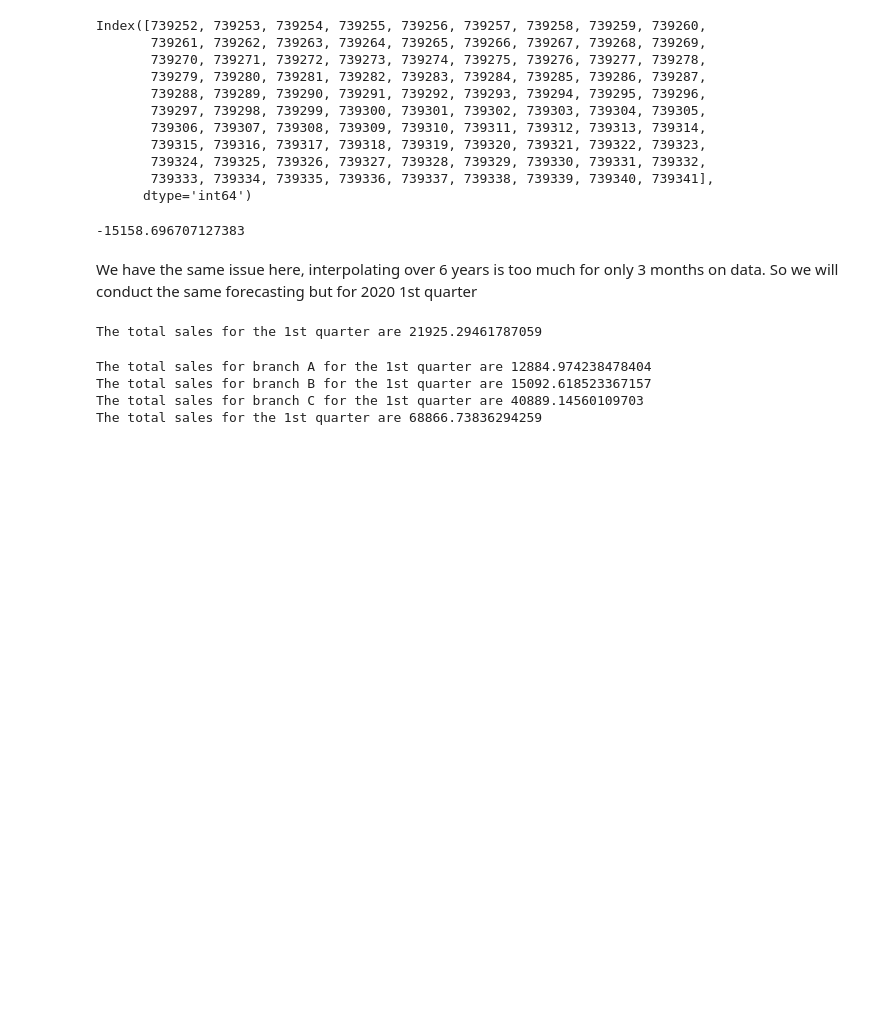
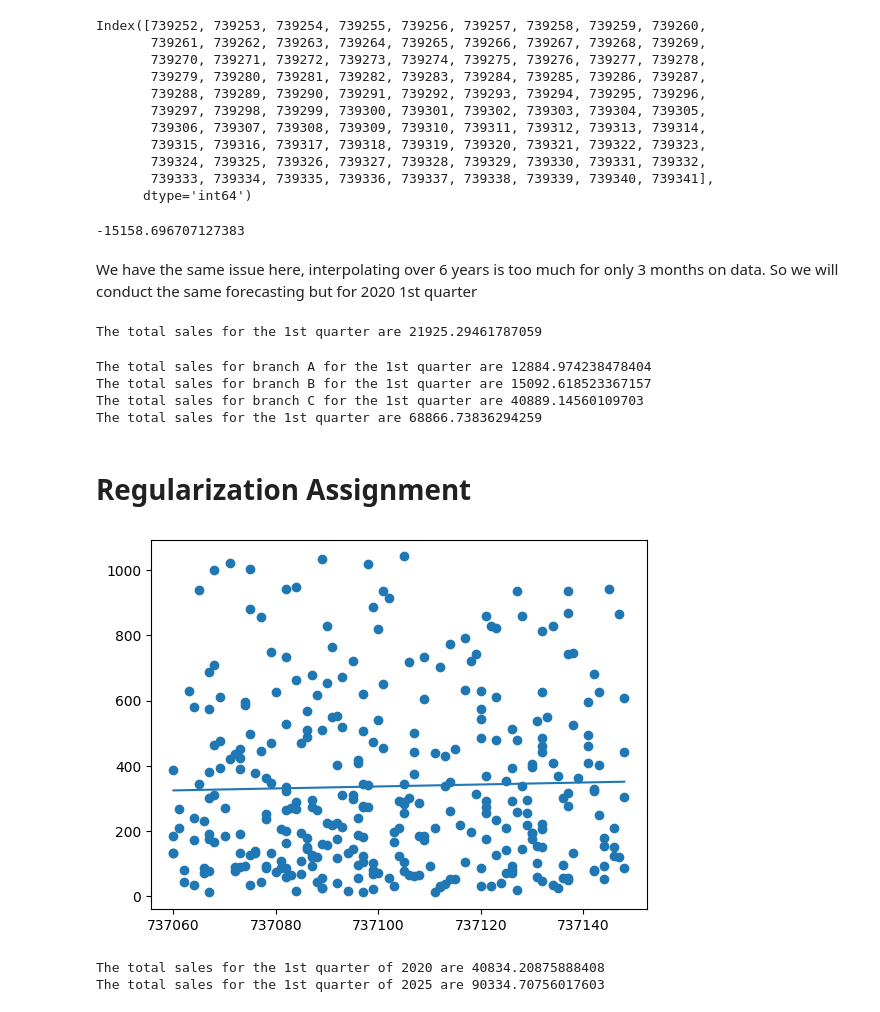
Before and after one commit to scorch056/ML-Lab, a Jupyter notebook: ML_Lab_1/sales forecasting.ipynb, the cells around one changed output. Saved outputs shown, nothing was run; the diff lists cells and outputs as text; code cells hidden in the pictures; blank space fills up the shorter version.

Commit message:
Assignment 2 & 3

```diff
--- a/ML_Lab_1/sales forecasting.ipynb
+++ b/ML_Lab_1/sales forecasting.ipynb
@@ -228,3 +222,5 @@ The total sales for branch A for the 1st quarter are 12884.974238478404
 The total sales for branch B for the 1st quarter are 15092.618523367157
 The total sales for branch C for the 1st quarter are 40889.14560109703
 The total sales for the 1st quarter are 68866.73836294259
+# %% [markdown]
+# Regularization Assignment
@@ -230,0 +229,24 @@ The total sales for the 1st quarter are 68866.73836294259
+# %%
+## L1 regularization
+lasso = Lasso()
+lasso.fit(X, y)
+y_pred_l1 = lasso.predict(X)
+
+## Plotting
+plt.scatter(X,y)
+plt.plot(X,y_pred_l1)
+plt.show()
+# %% [output]
+[figure, added]
+# %%
+print(f"The total sales for the 1st quarter of 2020 are {lasso.predict(X_forecast).sum()}")
+
+## Creating synthetic data for 1st quarter of 2025
+X_forecast_25 = pd.date_range(start='01/01/2025', end='31/03/2025', freq='D') # Creating synthetic date ranges for the 1st Quarter of 2020
+X_forecast_25 = X_forecast_25.map(pd.Timestamp.toordinal)
+X_forecast_25 = np.array(X_forecast_25).reshape(-1,1)
+
+print(f"The total sales for the 1st quarter of 2025 are {lasso.predict(X_forecast_25).sum()}")
+# %% [output]
+The total sales for the 1st quarter of 2020 are 40834.20875888408
+The total sales for the 1st quarter of 2025 are 90334.70756017603
```
Also changed, not shown: parts of 5 cells of this notebook, 3 other files.
